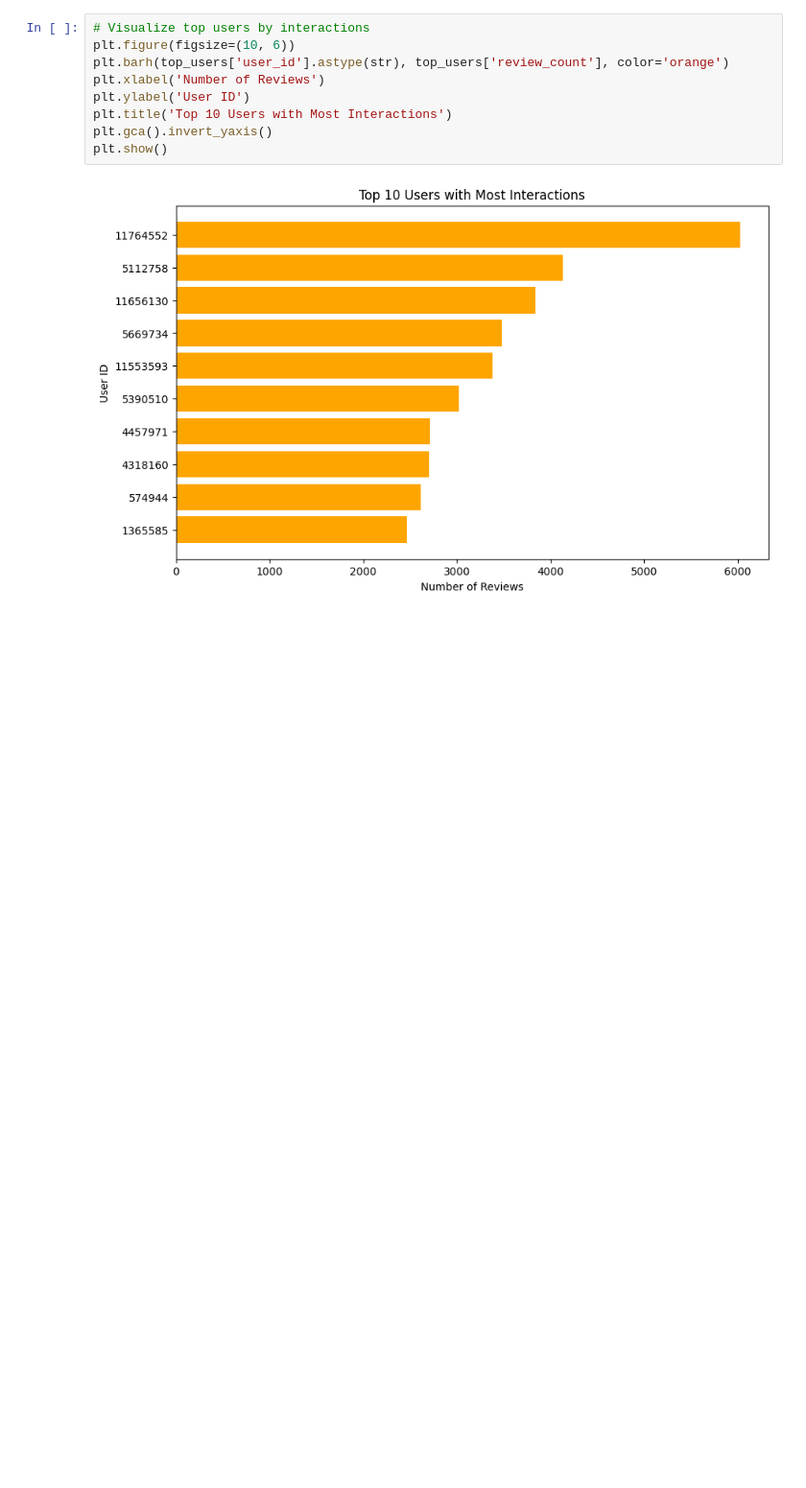
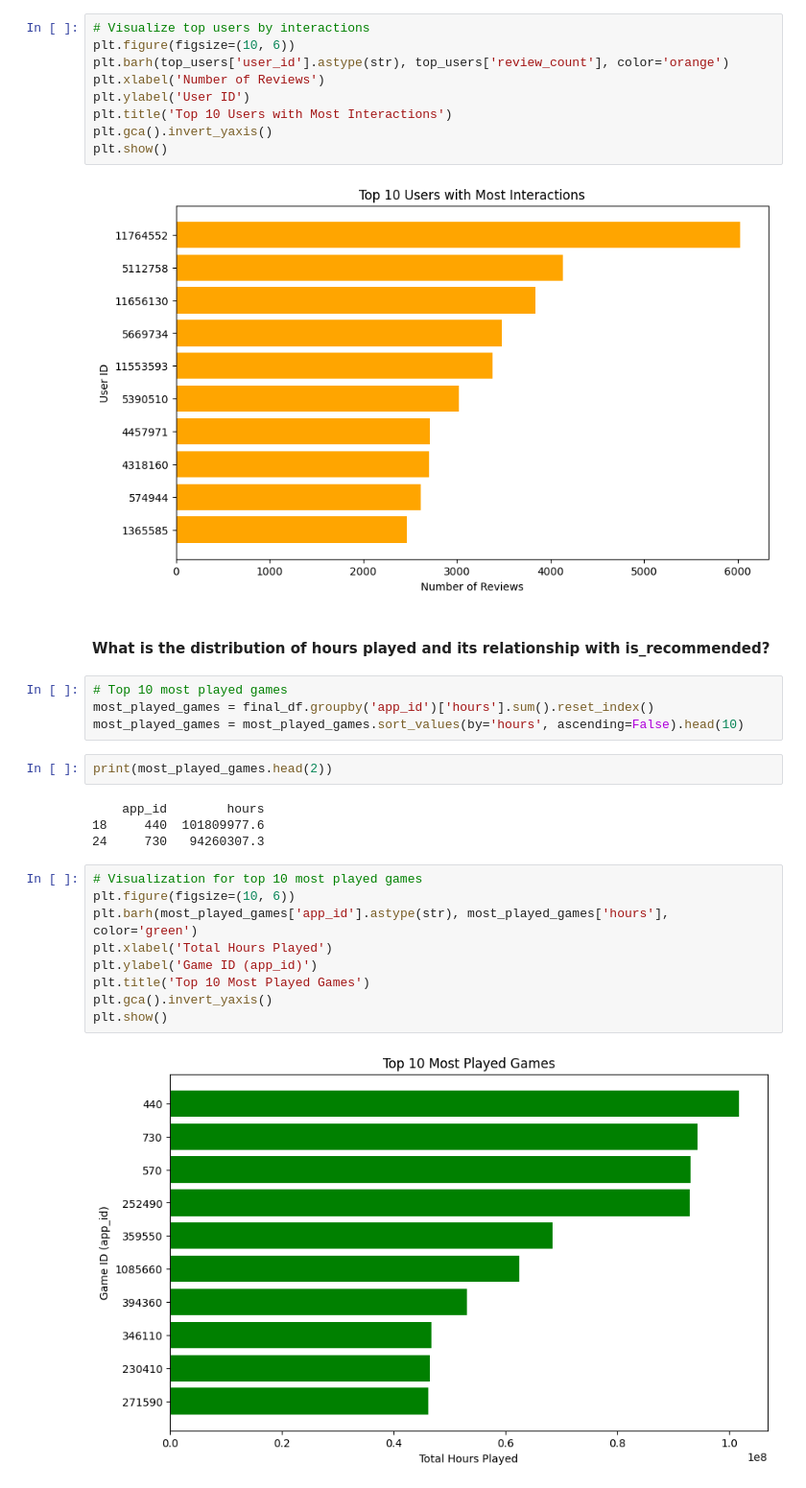
Before and after one commit to Darknight47/Data-Science-Project-02, a Jupyter notebook: steam_game_recommendation.ipynb, the cells around one changed output. Shown at 96% size. Cells and saved outputs as stored; diff of their text form; blank space fills up the shorter version.

Commit message:
distribution of hours played and its rel with is_recommended

```diff
--- a/steam_game_recommendation.ipynb
+++ b/steam_game_recommendation.ipynb
@@ -466,3 +466,26 @@ plt.gca().invert_yaxis()
 plt.show()
 # %% [output]
 [figure]
+# %% [markdown]
+#### What is the distribution of hours played and its relationship with is_recommended?
+# %%
+# Top 10 most played games
+most_played_games = final_df.groupby('app_id')['hours'].sum().reset_index()
+most_played_games = most_played_games.sort_values(by='hours', ascending=False).head(10)
+# %%
+print(most_played_games.head(2))
+# %% [output]
+    app_id        hours
+18     440  101809977.6
+24     730   94260307.3
+# %%
+# Visualization for top 10 most played games
+plt.figure(figsize=(10, 6))
+plt.barh(most_played_games['app_id'].astype(str), most_played_games['hours'], color='green')
+plt.xlabel('Total Hours Played')
+plt.ylabel('Game ID (app_id)')
+plt.title('Top 10 Most Played Games')
+plt.gca().invert_yaxis()
+plt.show()
+# %% [output]
+[figure, added]
```
Also changed, not shown: parts of 1 cell of this notebook.
